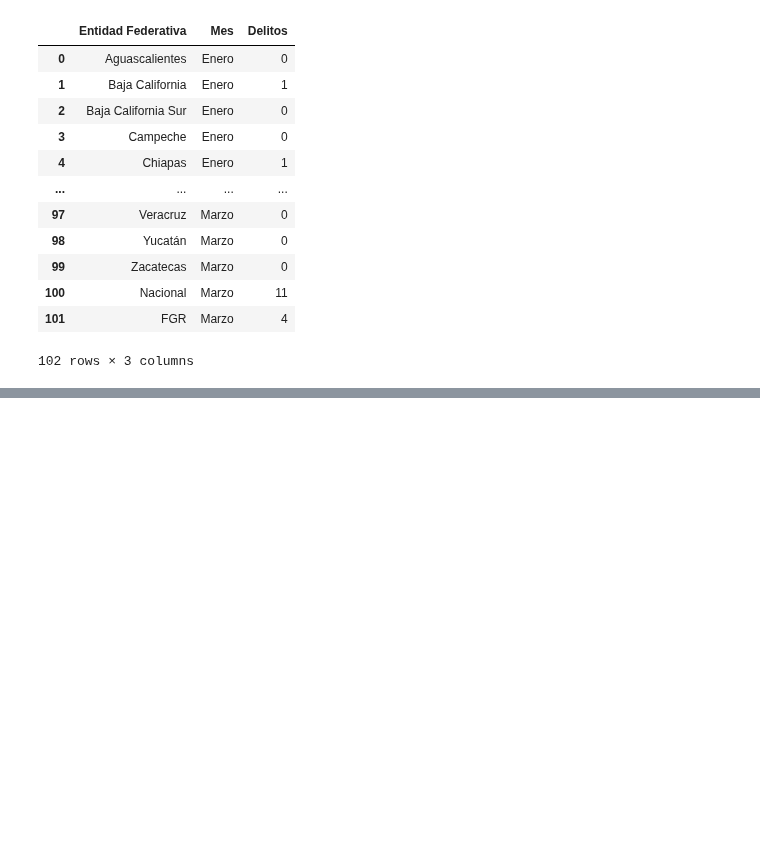
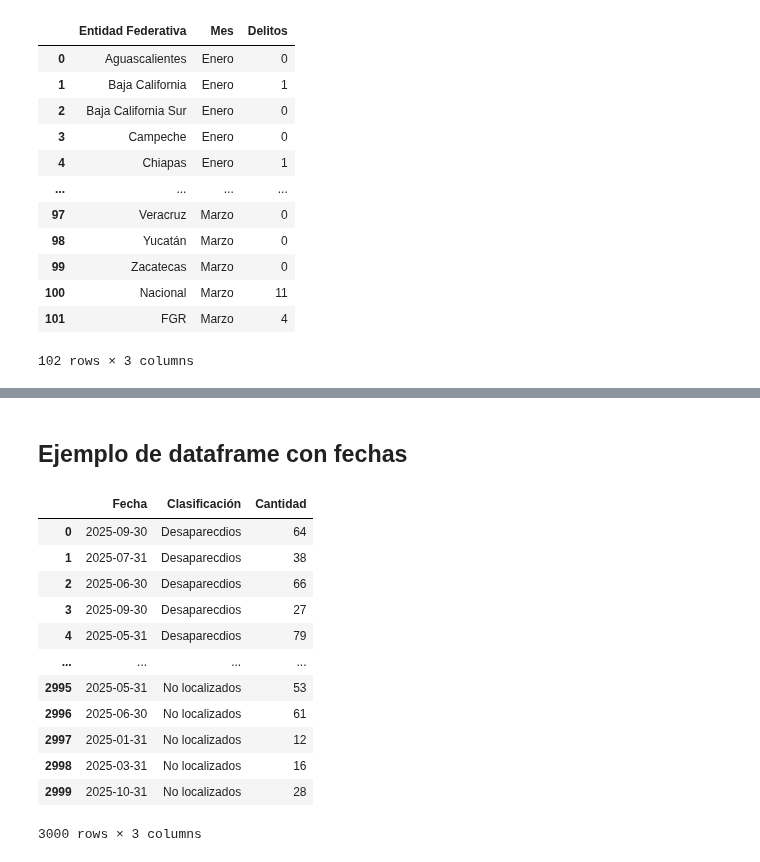
Before and after one commit to tabonitaa/graficas_gob, a Jupyter notebook: Python/barras apiladas horizontales 2/barras_apiladas_horizontales.ipynb, the cells around one changed output, grey strips where cells are left out. Cells and saved outputs as stored; diff of their text form; code cells hidden in the pictures; blank space fills up the shorter version.

```diff
--- a/Python/barras apiladas horizontales 2/barras_apiladas_horizontales.ipynb
+++ b/Python/barras apiladas horizontales 2/barras_apiladas_horizontales.ipynb
@@ -295,0 +41,42 @@ barras_apiladas_horizontales(forzada_delitos, nombre="forzada_delitos", bar_heig
+# %% [markdown]
+## Ejemplo de dataframe con fechas
+# %%
+import pandas as pd
+import numpy as np
+
+# Generar un rango de fechas
+fechas = pd.date_range(start="2025-01-01", end="2025-12-31", freq="ME")
+
+# Crear un DataFrame con datos aleatorios
+data = {
+    'Fecha': np.random.choice(fechas, size=1000),  # Seleccionar 1000 fechas aleatorias
+    'Desaparecdios': np.random.randint(0, 100, size=1000),
+    'Localizados': np.random.randint(0, 100, size=1000),
+    'No localizados': np.random.randint(0, 100, size=1000)
+}
+
+df_fechas = pd.DataFrame(data)
+
+# Transformar el DataFrame a formato long
+df_fechas_long = pd.melt(
+    df_fechas,
+    id_vars=['Fecha'],  # Usar las fechas como identificadores
+    var_name='Clasificación',     # Nombre de la nueva columna que contendrá los nombres de las columnas originales
+    value_name='Cantidad'  # Nombre de la nueva columna que contendrá los valores
+)
+
+df_fechas_long
+# %% [output]
+|  | Fecha | Clasificación | Cantidad |
+| 0 | 2025-09-30 | Desaparecdios | 64 |
+| 1 | 2025-07-31 | Desaparecdios | 38 |
+| 2 | 2025-06-30 | Desaparecdios | 66 |
+| 3 | 2025-09-30 | Desaparecdios | 27 |
+| 4 | 2025-05-31 | Desaparecdios | 79 |
+| ... | ... | ... | ... |
+| 2995 | 2025-05-31 | No localizados | 53 |
+| 2996 | 2025-06-30 | No localizados | 61 |
+| 2997 | 2025-01-31 | No localizados | 12 |
+| 2998 | 2025-03-31 | No localizados | 16 |
+| 2999 | 2025-10-31 | No localizados | 28 |
+3000 rows × 3 columns
```
Also changed, not shown: parts of 7 cells of this notebook, 3 other files.
